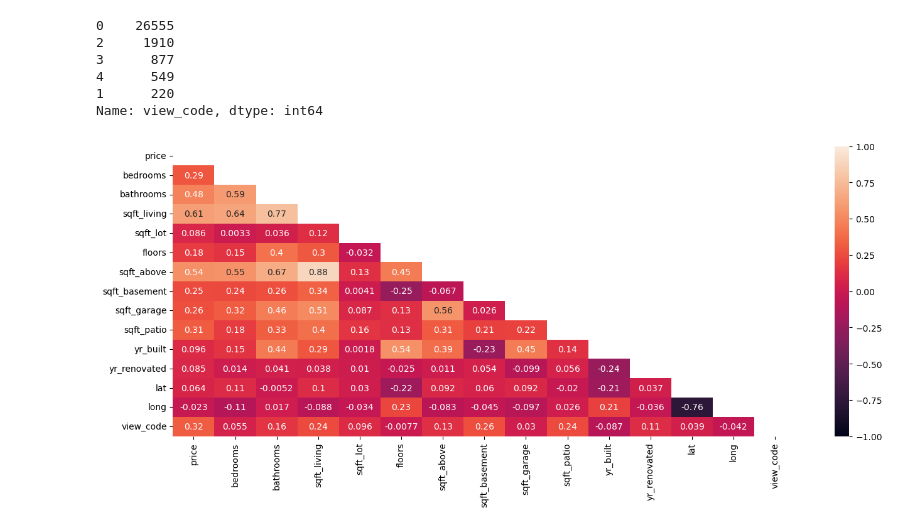
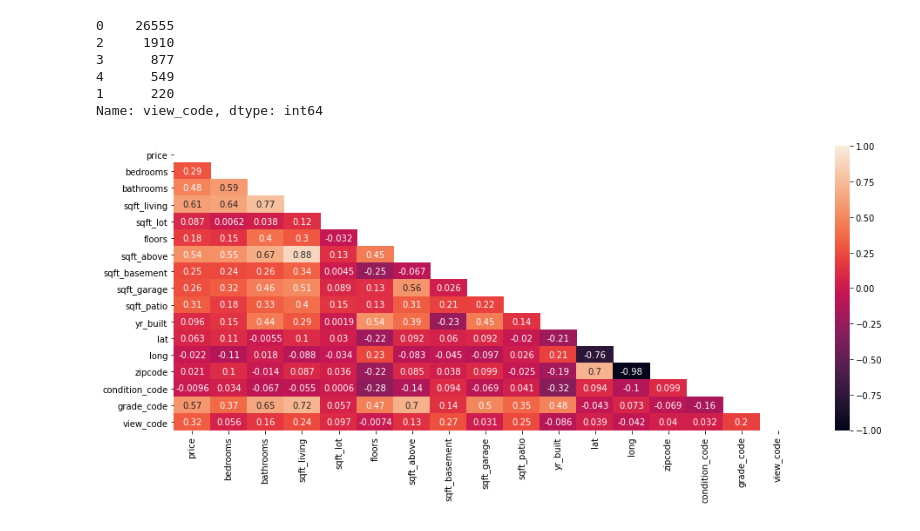
Before and after one commit to Kellyajara/RealEstate-Classification, a Jupyter notebook: Project Notebook .ipynb, the cells around one changed output. Cells and saved outputs as stored; diff of their text form; code cells hidden in the pictures.

```diff
--- a/Project Notebook .ipynb
+++ b/Project Notebook .ipynb
@@ -201,10 +201,10 @@ housing_df["view_code"].value_counts()
 1      220
 Name: view_code, dtype: int64
 # %%
-housing_data = housing_data.drop(columns = ["id","date","condition","grade","grade_str","waterfront","view"], axis=1)
+housing_df = housing_df.drop(columns = ["condition","grade","grade_str","waterfront","view"], axis=1)
 # %%
 plt.figure(figsize=(16, 6))
-mask = np.triu(np.ones_like(housing_data.corr(), dtype=np.bool))
-heatmap = sns.heatmap(housing_data.corr(), mask=mask, vmin=-1, vmax=1, annot=True)
+mask = np.triu(np.ones_like(housing_df.corr(), dtype=np.bool))
+heatmap = sns.heatmap(housing_df.corr(), mask=mask, vmin=-1, vmax=1, annot=True)
 # %% [output]
-[figure, old version]
+[figure, new version]
```
Also changed, not shown: parts of 1 cell of this notebook.
